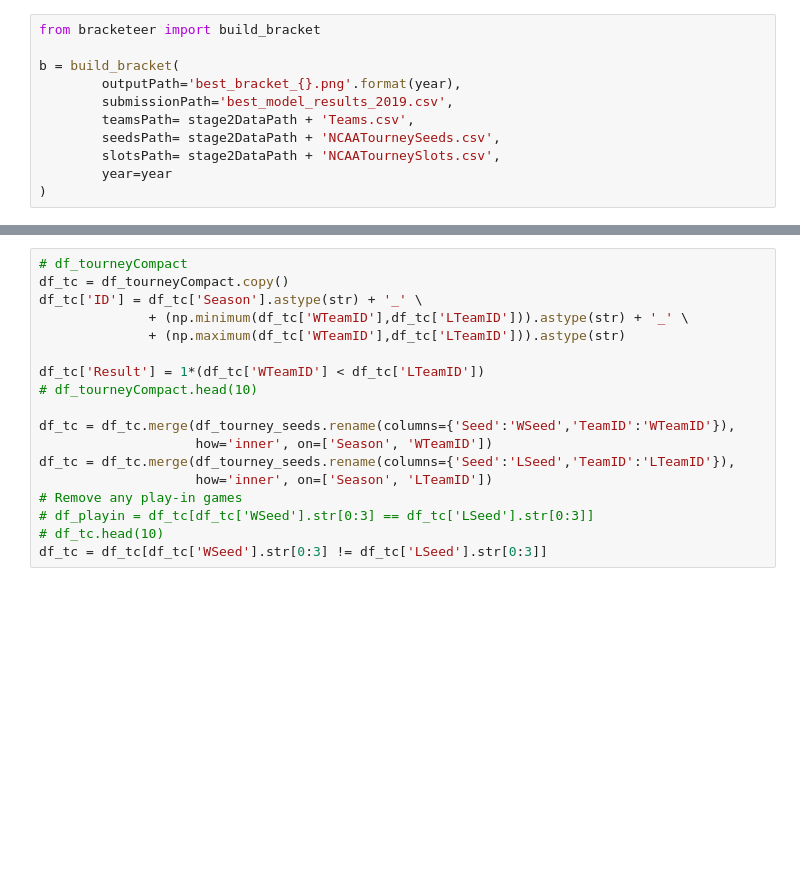
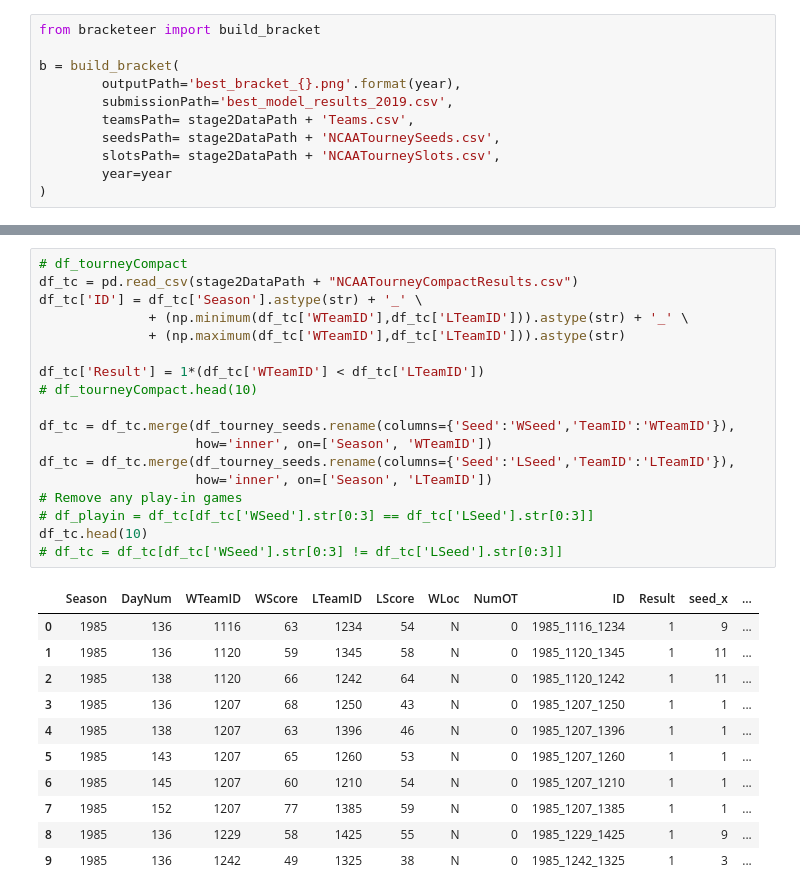
Before and after one commit to mjmcfalls/udacity-machine-learning, a Jupyter notebook: projects/capstone/Capstone-Notebook-Working.ipynb, the cells around one changed output, grey strips where cells are left out. Drawn from its saved outputs; the diff is of its cells as text; blank space fills up the shorter version.

```diff
--- a/projects/capstone/Capstone-Notebook-Working.ipynb
+++ b/projects/capstone/Capstone-Notebook-Working.ipynb
@@ -713,20 +833,32 @@ def score_submission(df_sub, df_results, on_season=None, return_df_analysis=True
         return df_score
 # %%
 # df_tourneyCompact
-df_tc = df_tourneyCompact.copy()
+df_tc = pd.read_csv(stage2DataPath + "NCAATourneyCompactResults.csv")
 df_tc['ID'] = df_tc['Season'].astype(str) + '_' \
               + (np.minimum(df_tc['WTeamID'],df_tc['LTeamID'])).astype(str) + '_' \
               + (np.maximum(df_tc['WTeamID'],df_tc['LTeamID'])).astype(str)
 
 df_tc['Result'] = 1*(df_tc['WTeamID'] < df_tc['LTeamID'])
 # df_tourneyCompact.head(10)
 
 df_tc = df_tc.merge(df_tourney_seeds.rename(columns={'Seed':'WSeed','TeamID':'WTeamID'}),
                     how='inner', on=['Season', 'WTeamID'])
 df_tc = df_tc.merge(df_tourney_seeds.rename(columns={'Seed':'LSeed','TeamID':'LTeamID'}),
                     how='inner', on=['Season', 'LTeamID'])
 # Remove any play-in games
 # df_playin = df_tc[df_tc['WSeed'].str[0:3] == df_tc['LSeed'].str[0:3]]
-# df_tc.head(10)
-df_tc = df_tc[df_tc['WSeed'].str[0:3] != df_tc['LSeed'].str[0:3]]
+df_tc.head(10)
+# df_tc = df_tc[df_tc['WSeed'].str[0:3] != df_tc['LSeed'].str[0:3]]
+# %% [output]
+|  | Season | DayNum | WTeamID | WScore | LTeamID | LScore | WLoc | NumOT | ID | Result | seed_x | ... |
+| 0 | 1985 | 136 | 1116 | 63 | 1234 | 54 | N | 0 | 1985_1116_1234 | 1 | 9 | ... |
+| 1 | 1985 | 136 | 1120 | 59 | 1345 | 58 | N | 0 | 1985_1120_1345 | 1 | 11 | ... |
+| 2 | 1985 | 138 | 1120 | 66 | 1242 | 64 | N | 0 | 1985_1120_1242 | 1 | 11 | ... |
+| 3 | 1985 | 136 | 1207 | 68 | 1250 | 43 | N | 0 | 1985_1207_1250 | 1 | 1 | ... |
+| 4 | 1985 | 138 | 1207 | 63 | 1396 | 46 | N | 0 | 1985_1207_1396 | 1 | 1 | ... |
+| 5 | 1985 | 143 | 1207 | 65 | 1260 | 53 | N | 0 | 1985_1207_1260 | 1 | 1 | ... |
+| 6 | 1985 | 145 | 1207 | 60 | 1210 | 54 | N | 0 | 1985_1207_1210 | 1 | 1 | ... |
+| 7 | 1985 | 152 | 1207 | 77 | 1385 | 59 | N | 0 | 1985_1207_1385 | 1 | 1 | ... |
+| 8 | 1985 | 136 | 1229 | 58 | 1425 | 55 | N | 0 | 1985_1229_1425 | 1 | 9 | ... |
+| 9 | 1985 | 136 | 1242 | 49 | 1325 | 38 | N | 0 | 1985_1242_1325 | 1 | 3 | ... |
 # %%
```
Also changed, not shown: parts of 30 cells of this notebook, 6 other files.
